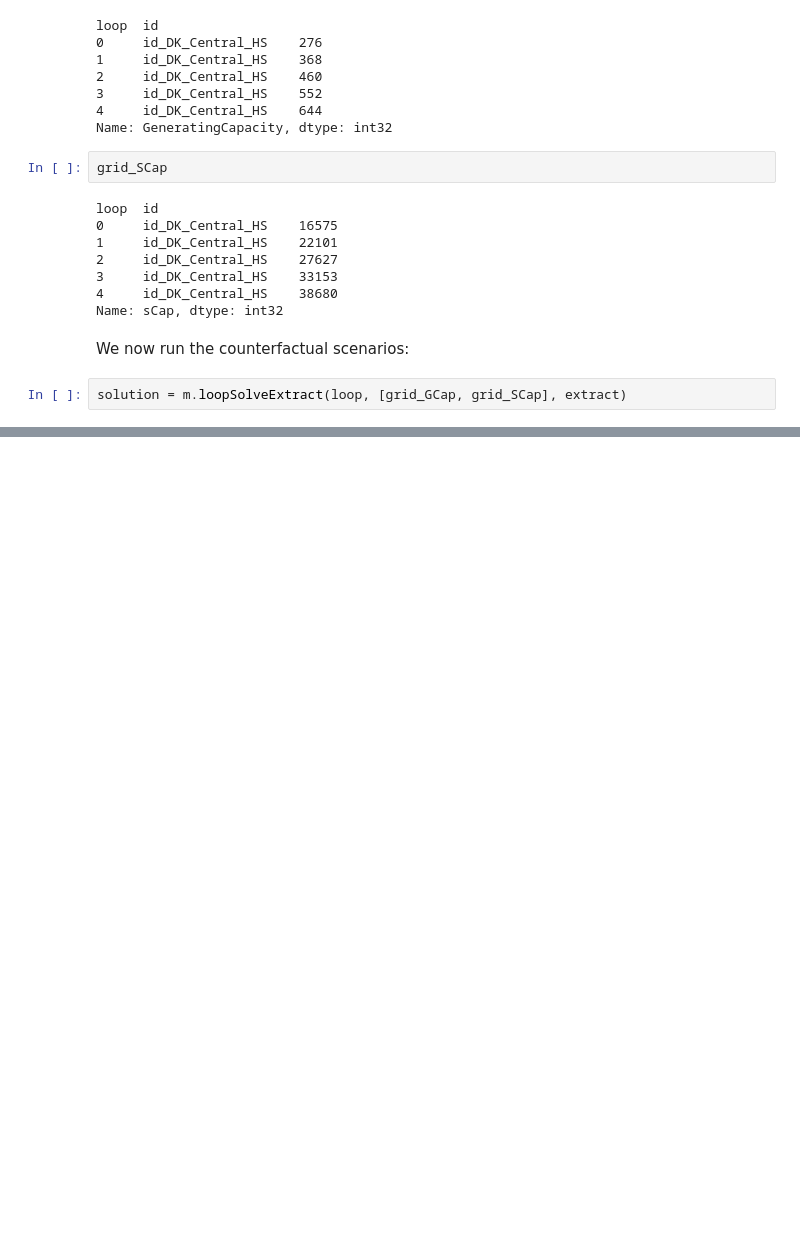
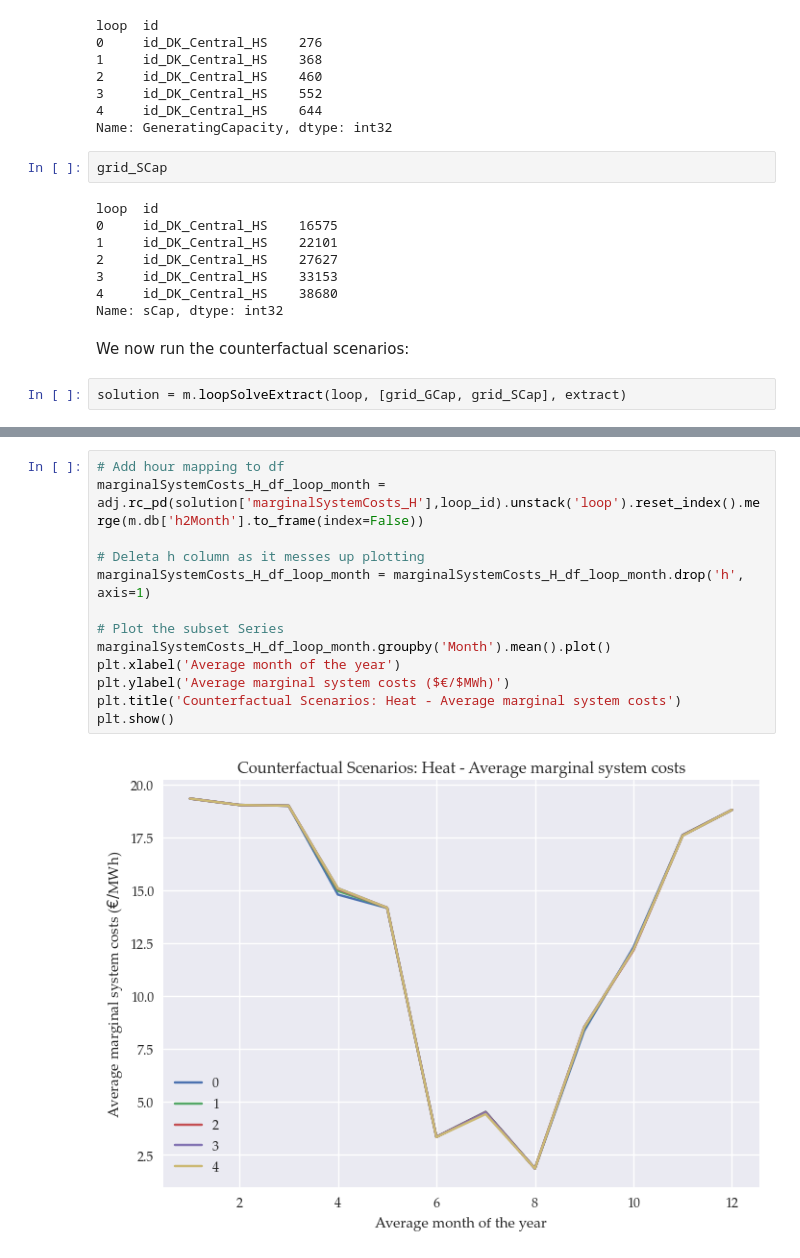
Before and after one commit to marcherger/EnergyEconGroupWork, a Jupyter notebook: Analysis_mBasicPH_storage.ipynb, the cells around one changed output, grey strips where cells are left out. Drawn from its saved outputs; the diff is of its cells as text; blank space fills up the shorter version.

```diff
--- a/Analysis_mBasicPH_storage.ipynb
+++ b/Analysis_mBasicPH_storage.ipynb
@@ -279,0 +285,15 @@ plt.show()
+# %%
+# Add hour mapping to df
+marginalSystemCosts_H_df_loop_month = adj.rc_pd(solution['marginalSystemCosts_H'],loop_id).unstack('loop').reset_index().merge(m.db['h2Month'].to_frame(index=False))
+
+# Deleta h column as it messes up plotting
+marginalSystemCosts_H_df_loop_month = marginalSystemCosts_H_df_loop_month.drop('h', axis=1)
+
+# Plot the subset Series
+marginalSystemCosts_H_df_loop_month.groupby('Month').mean().plot()
+plt.xlabel('Average month of the year')
+plt.ylabel('Average marginal system costs ($€/$MWh)')
+plt.title('Counterfactual Scenarios: Heat - Average marginal system costs')
+plt.show()
+# %% [output]
+[figure, added]
```
Also changed, not shown: parts of 26 cells of this notebook, 2 other files.
